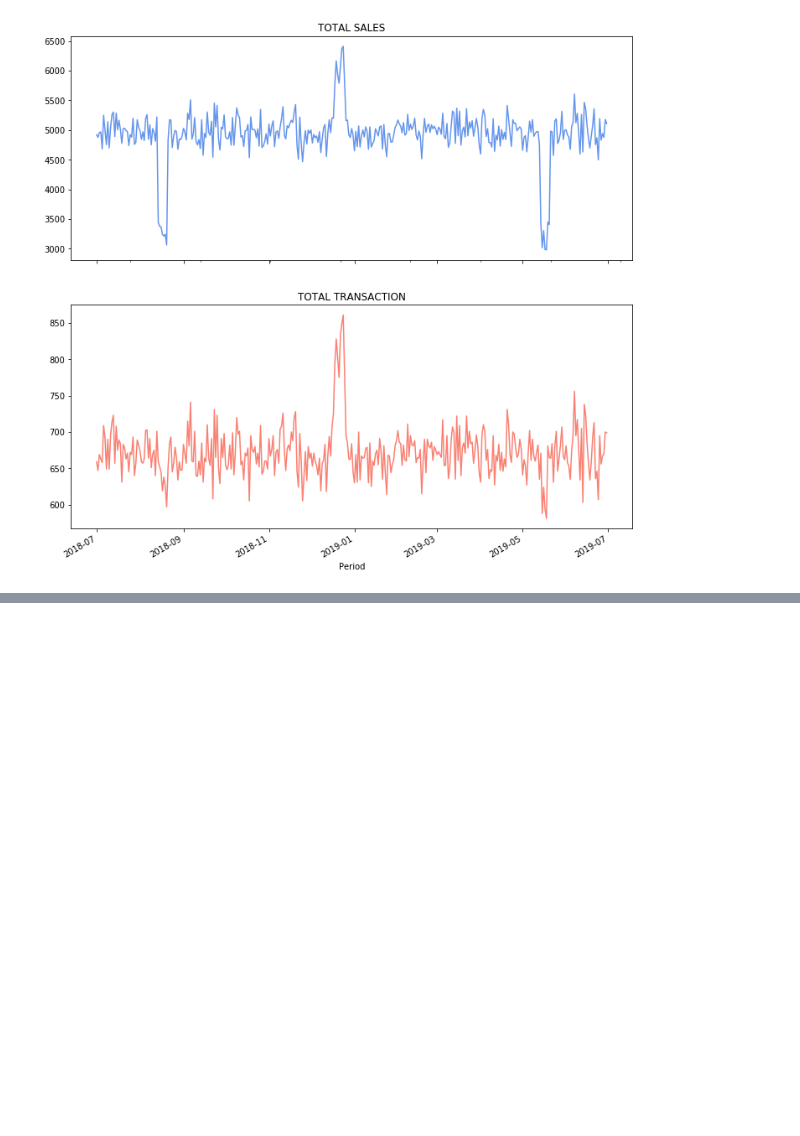
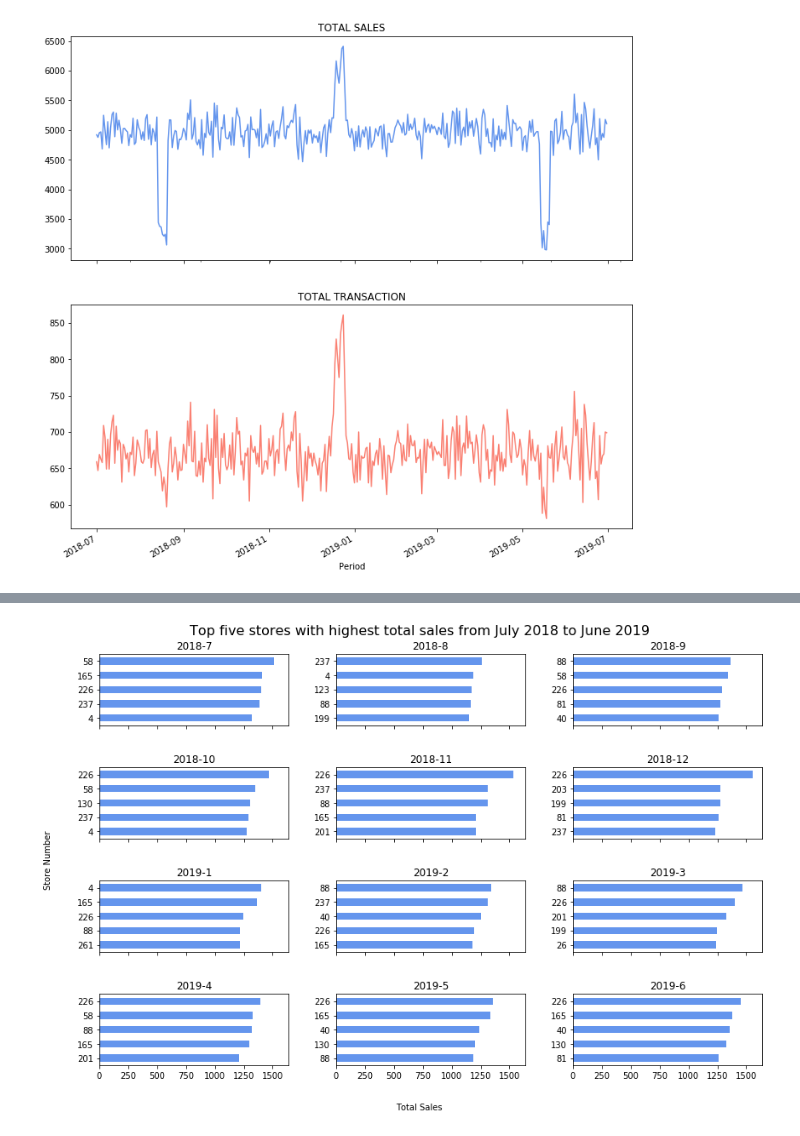
Before and after one commit to Sdbhagat1323/git_learning, a Jupyter notebook: Quantium_intership_project/Trans.ipynb, the cells around one changed output, grey strips where cells are left out. Drawn from its saved outputs; the diff is of its cells as text; code cells hidden in the pictures; blank space fills up the shorter version.

```diff
--- a/Quantium_intership_project/Trans.ipynb
+++ b/Quantium_intership_project/Trans.ipynb
@@ -701,0 +725,21 @@ Text(0.5, 0, 'Period')
+# %%
+#Aggregate total sales by store number and time.
+sales_by_store = df.pivot_table(index = ["year", "month"], columns = ["store_nbr"],
+                               values = 'tot_sales', aggfunc ='sum')
+# %%
+#Draw graphs of top five stores over time
+period = sales_by_store.index.tolist()
+fig, axes = plt.subplots(4, 3, figsize=(12,8), sharex=True)
+fig.suptitle('Top five stores with highest total sales from July 2018 to June 2019', fontsize=16)
+fig.text(0.5, -0.01, 'Total Sales', ha='center')
+fig.text(-0.01, 0.5, 'Store Number', va='center', rotation='vertical')
+
+for i, ax in enumerate(axes.flatten()):
+    sales_by_store.iloc[i].nlargest(5).sort_values().plot.barh( \
+        title=(str(period[i][0]) + '-' + str(period[i][1])),
+        color='cornflowerblue', ax=ax)
+    ax.set_ylabel(None)
+
+plt.tight_layout(pad=3)
+# %% [output]
+[figure, added]
```
Also changed, not shown: parts of 30 cells of this notebook, 1 other file.
